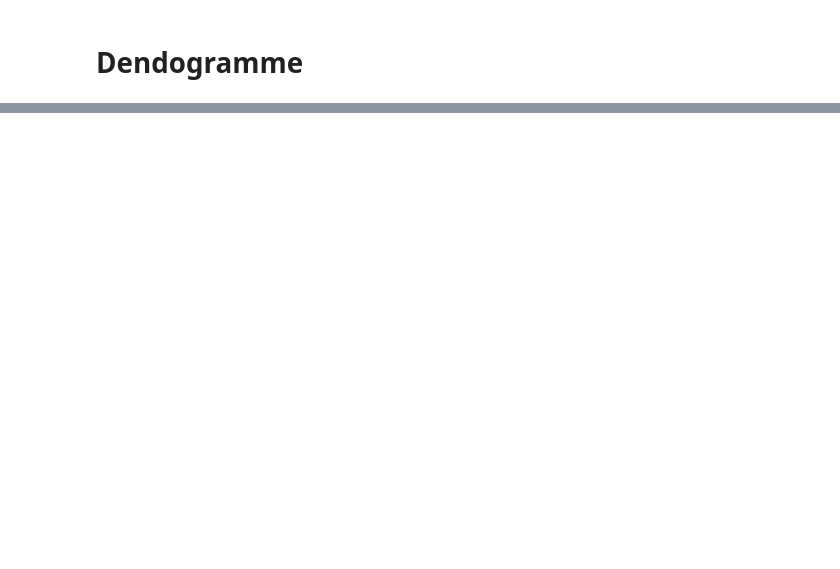
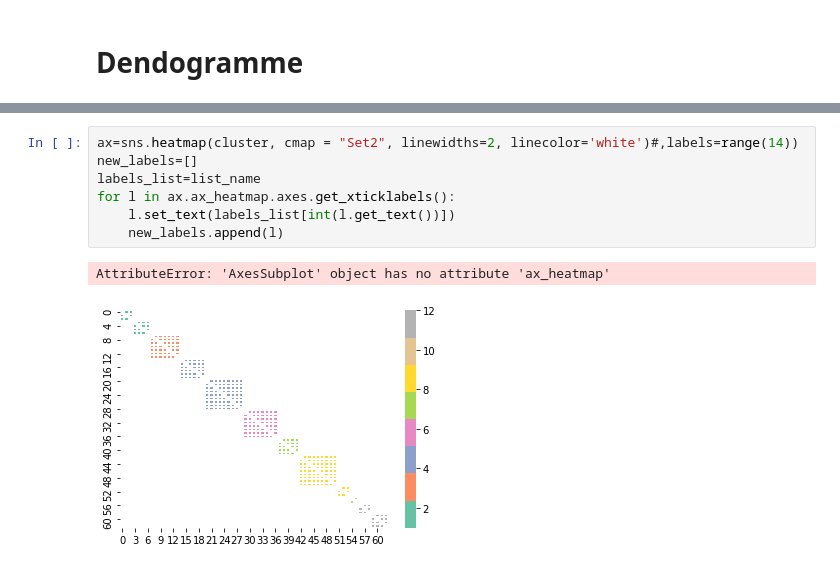
Before and after one commit to jphcoi/MADM, a Jupyter notebook: matrice_cluster_dendogram.ipynb, the cells around one changed output, grey strips where cells are left out. Drawn from its saved outputs; the diff is of its cells as text; blank space fills up the shorter version.

```diff
--- a/matrice_cluster_dendogram.ipynb
+++ b/matrice_cluster_dendogram.ipynb
@@ -107,0 +273,10 @@ new_df.sort_values("cluster", ascending = True)
+# %%
+ax=sns.heatmap(cluster, cmap = "Set2", linewidths=2, linecolor='white')#,labels=range(14))
+new_labels=[]
+labels_list=list_name
+for l in ax.ax_heatmap.axes.get_xticklabels():
+    l.set_text(labels_list[int(l.get_text())])
+    new_labels.append(l)
+# %% [output]
+AttributeError: 'AxesSubplot' object has no attribute 'ax_heatmap'
+[figure, added]
```
Also changed, not shown: parts of 17 cells of this notebook, 2 other files.
